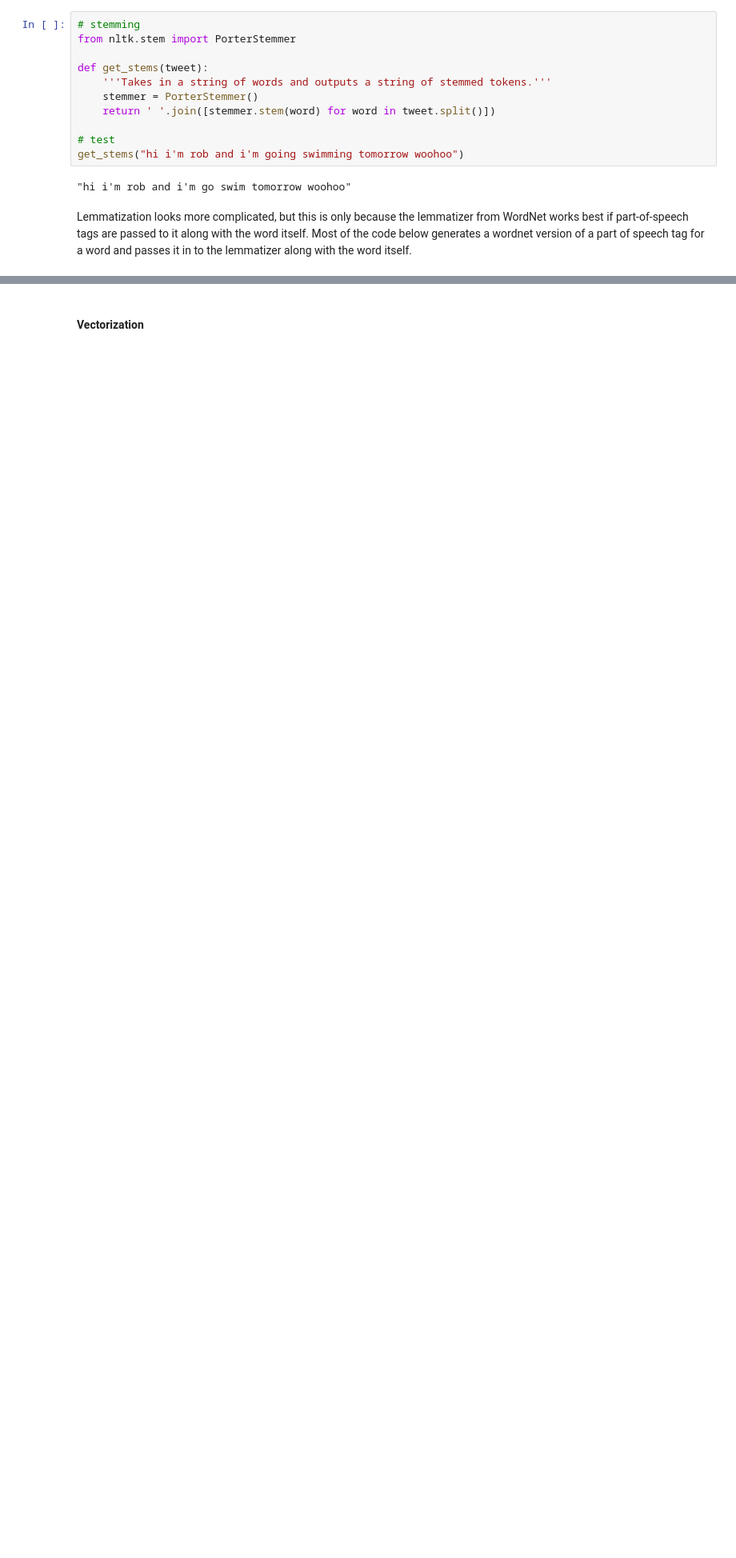
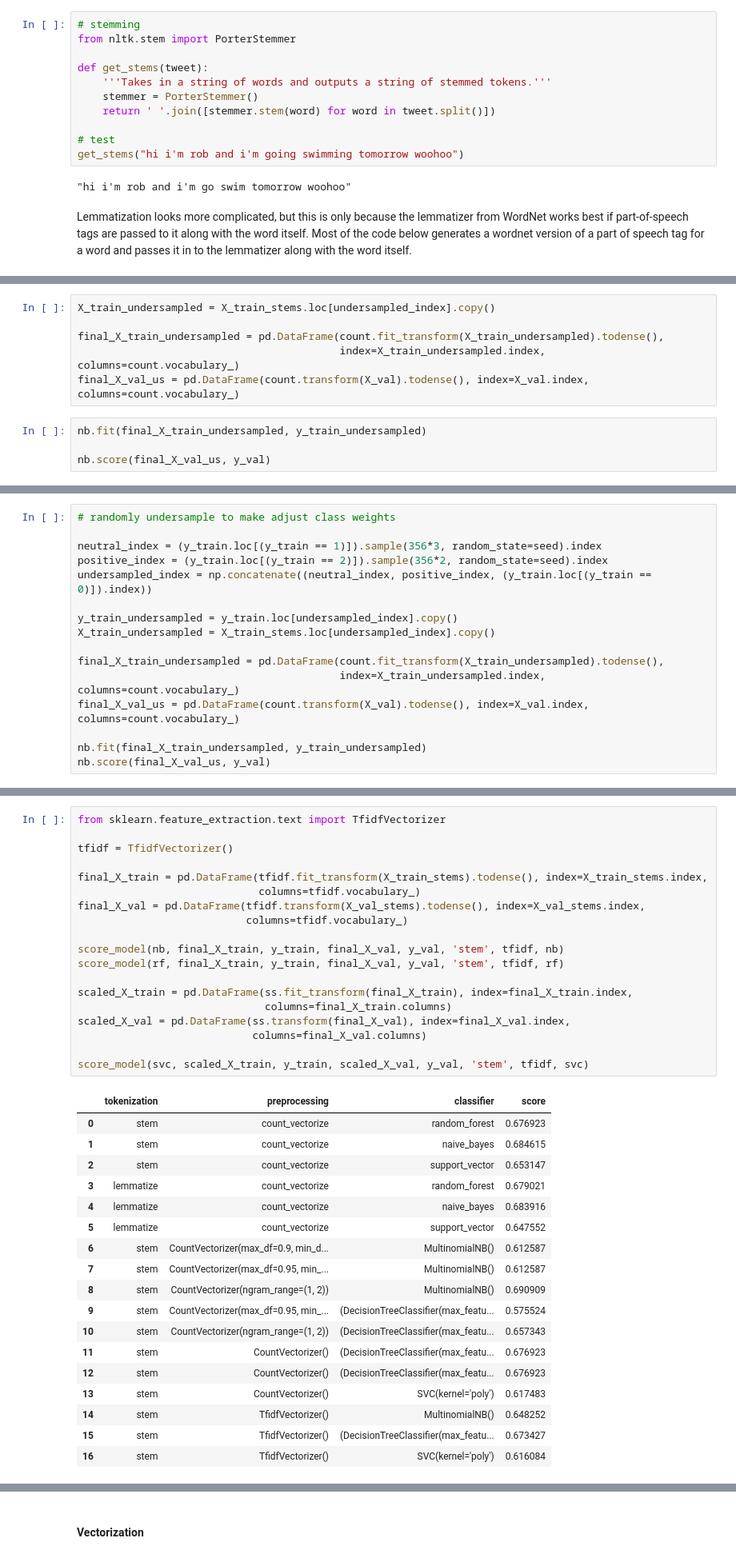
Before and after one commit to ran0027/twitter-sentiment-analysis, a Jupyter notebook: Untitled.ipynb, the cells around one changed output, grey strips where cells are left out. Shown at 80% size. Drawn from its saved outputs; the diff is of its cells as text; blank space fills up the shorter version.

```diff
--- a/Untitled.ipynb
+++ b/Untitled.ipynb
@@ -361,0 +860,10 @@ X_train_lemmas = X_train.apply(clean_up).apply(get_lemmas)
+# %%
+X_train_undersampled = X_train_stems.loc[undersampled_index].copy()
+
+final_X_train_undersampled = pd.DataFrame(count.fit_transform(X_train_undersampled).todense(),
+                                          index=X_train_undersampled.index, columns=count.vocabulary_)
+final_X_val_us = pd.DataFrame(count.transform(X_val).todense(), index=X_val.index, columns=count.vocabulary_)
+# %%
+nb.fit(final_X_train_undersampled, y_train_undersampled)
+
+nb.score(final_X_val_us, y_val)
@@ -361,0 +874,16 @@ X_train_lemmas = X_train.apply(clean_up).apply(get_lemmas)
+# %%
+# randomly undersample to make adjust class weights
+
+neutral_index = (y_train.loc[(y_train == 1)]).sample(356*3, random_state=seed).index
+positive_index = (y_train.loc[(y_train == 2)]).sample(356*2, random_state=seed).index
+undersampled_index = np.concatenate((neutral_index, positive_index, (y_train.loc[(y_train == 0)]).index))
+
+y_train_undersampled = y_train.loc[undersampled_index].copy()
+X_train_undersampled = X_train_stems.loc[undersampled_index].copy()
+
+final_X_train_undersampled = pd.DataFrame(count.fit_transform(X_train_undersampled).todense(),
+                                          index=X_train_undersampled.index, columns=count.vocabulary_)
+final_X_val_us = pd.DataFrame(count.transform(X_val).todense(), index=X_val.index, columns=count.vocabulary_)
+
+nb.fit(final_X_train_undersampled, y_train_undersampled)
+nb.score(final_X_val_us, y_val)
@@ -361,0 +896,38 @@ X_train_lemmas = X_train.apply(clean_up).apply(get_lemmas)
+# %%
+from sklearn.feature_extraction.text import TfidfVectorizer
+
+tfidf = TfidfVectorizer()
+
+final_X_train = pd.DataFrame(tfidf.fit_transform(X_train_stems).todense(), index=X_train_stems.index,
+                             columns=tfidf.vocabulary_)
+final_X_val = pd.DataFrame(tfidf.transform(X_val_stems).todense(), index=X_val_stems.index,
+                           columns=tfidf.vocabulary_)
+
+score_model(nb, final_X_train, y_train, final_X_val, y_val, 'stem', tfidf, nb)
+score_model(rf, final_X_train, y_train, final_X_val, y_val, 'stem', tfidf, rf)
+
+scaled_X_train = pd.DataFrame(ss.fit_transform(final_X_train), index=final_X_train.index,
+                              columns=final_X_train.columns)
+scaled_X_val = pd.DataFrame(ss.transform(final_X_val), index=final_X_val.index,
+                            columns=final_X_val.columns)
+
+score_model(svc, scaled_X_train, y_train, scaled_X_val, y_val, 'stem', tfidf, svc)
+# %% [output]
+|  | tokenization | preprocessing | classifier | score |
+| 0 | stem | count_vectorize | random_forest | 0.676923 |
+| 1 | stem | count_vectorize | naive_bayes | 0.684615 |
+| 2 | stem | count_vectorize | support_vector | 0.653147 |
+| 3 | lemmatize | count_vectorize | random_forest | 0.679021 |
+| 4 | lemmatize | count_vectorize | naive_bayes | 0.683916 |
+| 5 | lemmatize | count_vectorize | support_vector | 0.647552 |
+| 6 | stem | CountVectorizer(max_df=0.9, min_d... | MultinomialNB() | 0.612587 |
+| 7 | stem | CountVectorizer(max_df=0.95, min_... | MultinomialNB() | 0.612587 |
+| 8 | stem | CountVectorizer(ngram_range=(1, 2)) | MultinomialNB() | 0.690909 |
+| 9 | stem | CountVectorizer(max_df=0.95, min_... | (DecisionTreeClassifier(max_featu... | 0.575524 |
+| 10 | stem | CountVectorizer(ngram_range=(1, 2)) | (DecisionTreeClassifier(max_featu... | 0.657343 |
+| 11 | stem | CountVectorizer() | (DecisionTreeClassifier(max_featu... | 0.676923 |
+| 12 | stem | CountVectorizer() | (DecisionTreeClassifier(max_featu... | 0.676923 |
+| 13 | stem | CountVectorizer() | SVC(kernel='poly') | 0.617483 |
+| 14 | stem | TfidfVectorizer() | MultinomialNB() | 0.648252 |
+| 15 | stem | TfidfVectorizer() | (DecisionTreeClassifier(max_featu... | 0.673427 |
+| 16 | stem | TfidfVectorizer() | SVC(kernel='poly') | 0.616084 |
```
Also changed, not shown: parts of 153 cells of this notebook.
